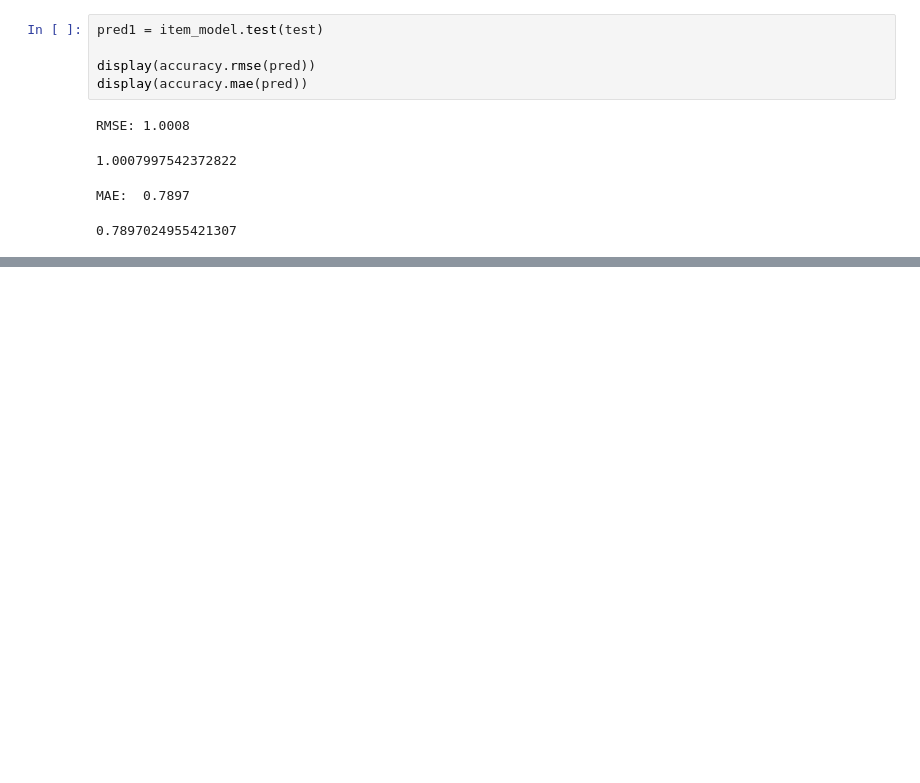
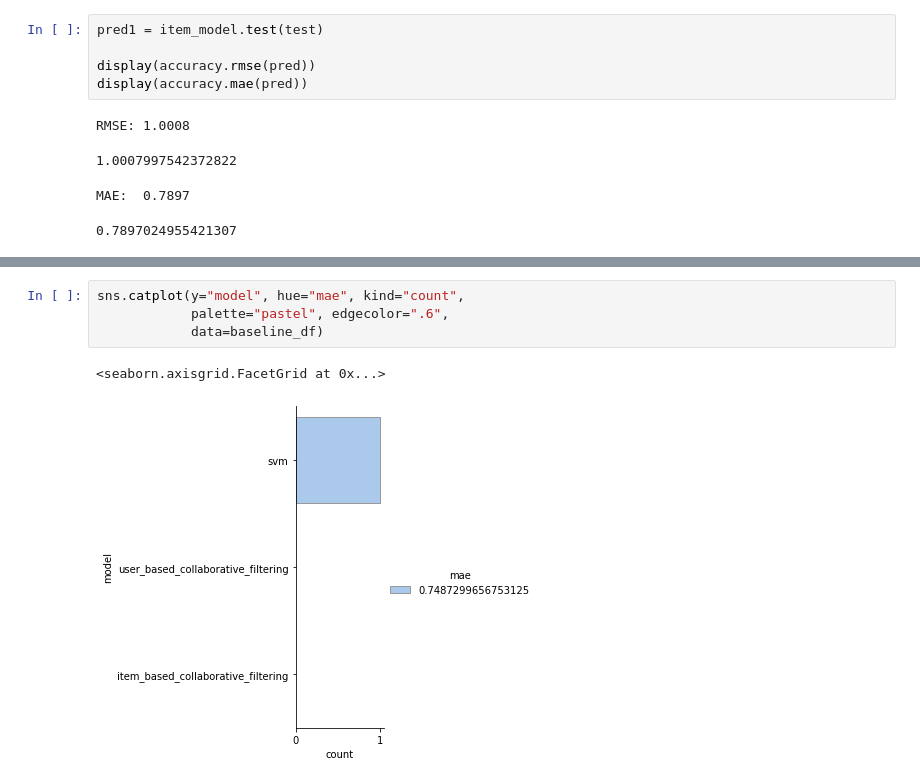
Before and after one commit to sruthi08/recommender_sys_practical_work, a Jupyter notebook: Movie_dataset.ipynb, the cells around one changed output, grey strips where cells are left out. Saved outputs shown, nothing was run; the diff lists cells and outputs as text; blank space fills up the shorter version.

```diff
--- a/Movie_dataset.ipynb
+++ b/Movie_dataset.ipynb
@@ -174,0 +245,7 @@ os.path.dirname(sys.executable)
+# %%
+sns.catplot(y="model", hue="mae", kind="count",
+            palette="pastel", edgecolor=".6",
+            data=baseline_df)
+# %% [output]
+<seaborn.axisgrid.FacetGrid at 0x...>
+[figure, added]
```
Also changed, not shown: parts of 14 cells of this notebook.
